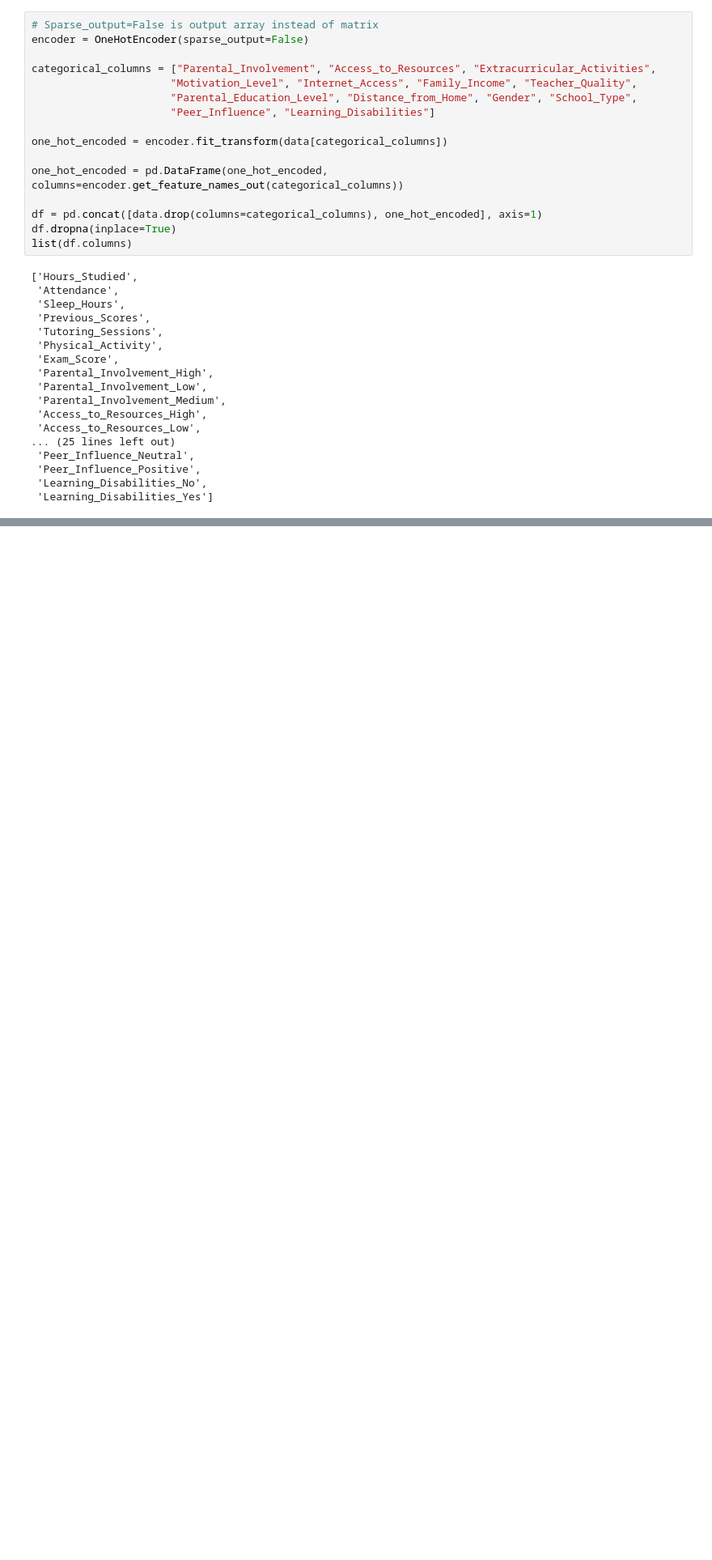
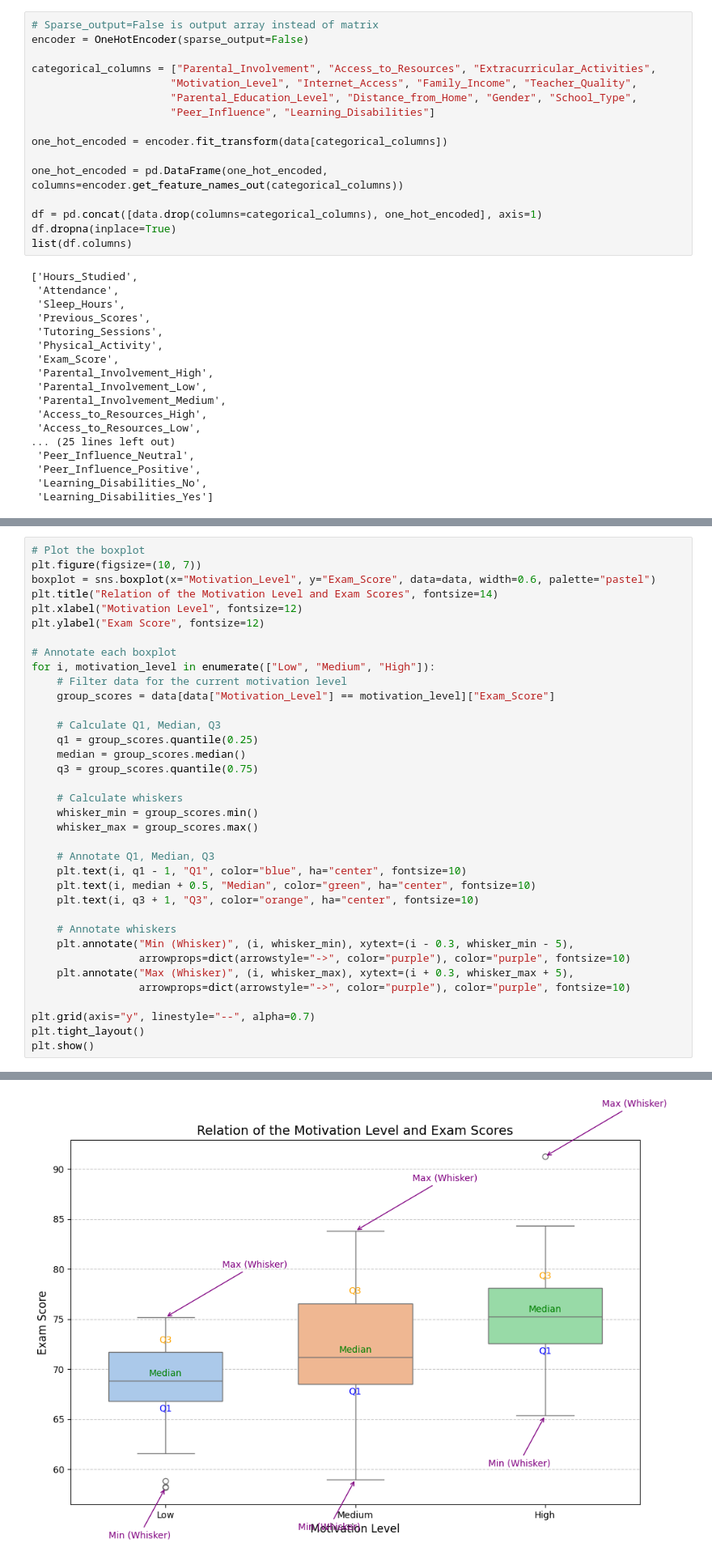
Before and after one commit to uylag/march_conference, a Jupyter notebook: Conference.ipynb, the cells around one changed output, grey strips where cells are left out. Shown at 81% size. Drawn from its saved outputs; the diff is of its cells as text; blank space fills up the shorter version.

```diff
--- a/Conference.ipynb
+++ b/Conference.ipynb
@@ -91,0 +116,37 @@ list(df.columns)
+# %%
+# Plot the boxplot
+plt.figure(figsize=(10, 7))
+boxplot = sns.boxplot(x="Motivation_Level", y="Exam_Score", data=data, width=0.6, palette="pastel")
+plt.title("Relation of the Motivation Level and Exam Scores", fontsize=14)
+plt.xlabel("Motivation Level", fontsize=12)
+plt.ylabel("Exam Score", fontsize=12)
+
+# Annotate each boxplot
+for i, motivation_level in enumerate(["Low", "Medium", "High"]):
+    # Filter data for the current motivation level
+    group_scores = data[data["Motivation_Level"] == motivation_level]["Exam_Score"]
+
+    # Calculate Q1, Median, Q3
+    q1 = group_scores.quantile(0.25)
+    median = group_scores.median()
+    q3 = group_scores.quantile(0.75)
+
+    # Calculate whiskers
+    whisker_min = group_scores.min()
+    whisker_max = group_scores.max()
+
+    # Annotate Q1, Median, Q3
+    plt.text(i, q1 - 1, "Q1", color="blue", ha="center", fontsize=10)
+    plt.text(i, median + 0.5, "Median", color="green", ha="center", fontsize=10)
+    plt.text(i, q3 + 1, "Q3", color="orange", ha="center", fontsize=10)
+
+    # Annotate whiskers
+    plt.annotate("Min (Whisker)", (i, whisker_min), xytext=(i - 0.3, whisker_min - 5),
+                 arrowprops=dict(arrowstyle="->", color="purple"), color="purple", fontsize=10)
+    plt.annotate("Max (Whisker)", (i, whisker_max), xytext=(i + 0.3, whisker_max + 5),
+                 arrowprops=dict(arrowstyle="->", color="purple"), color="purple", fontsize=10)
+
+plt.grid(axis="y", linestyle="--", alpha=0.7)
+plt.tight_layout()
+plt.show()
+# %% [output]
@@ -91,0 +156 @@ list(df.columns)
+[figure, added]
```
Also changed, not shown: parts of 3 cells of this notebook, 1 other file.
